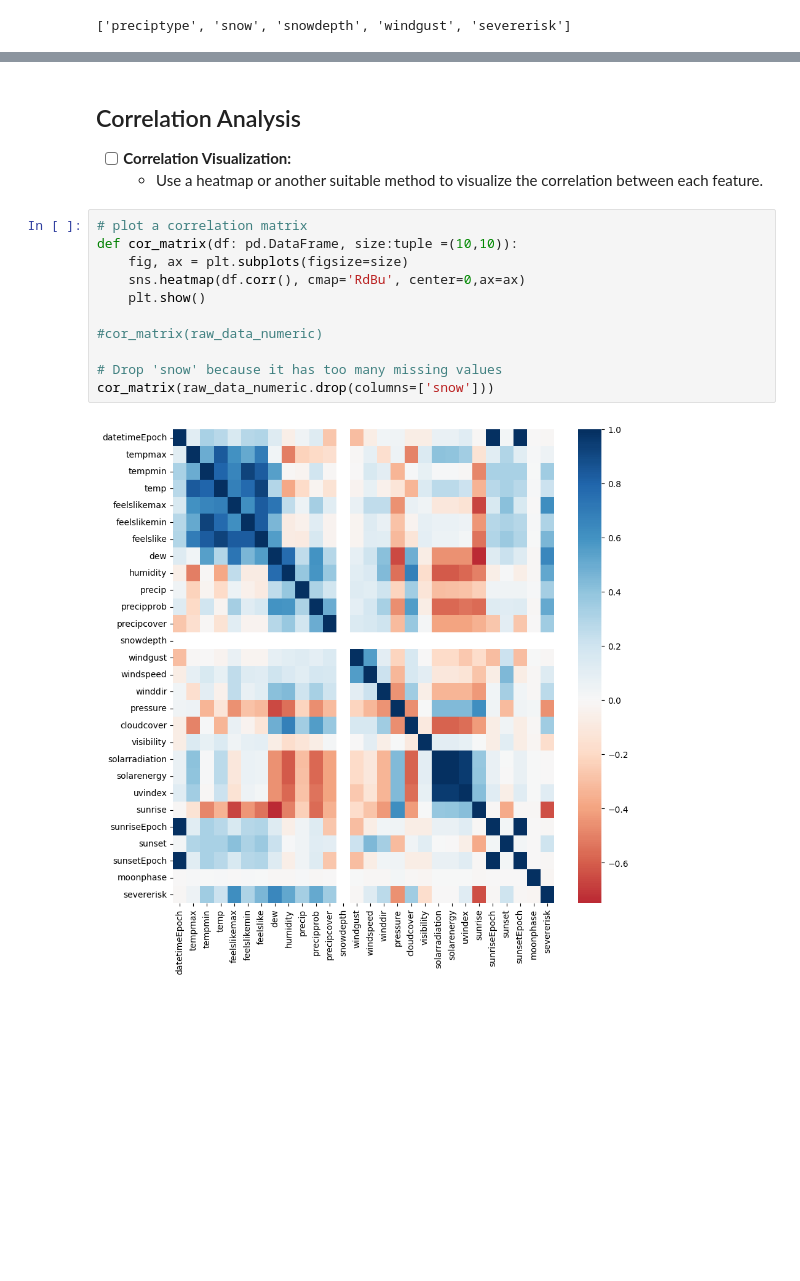
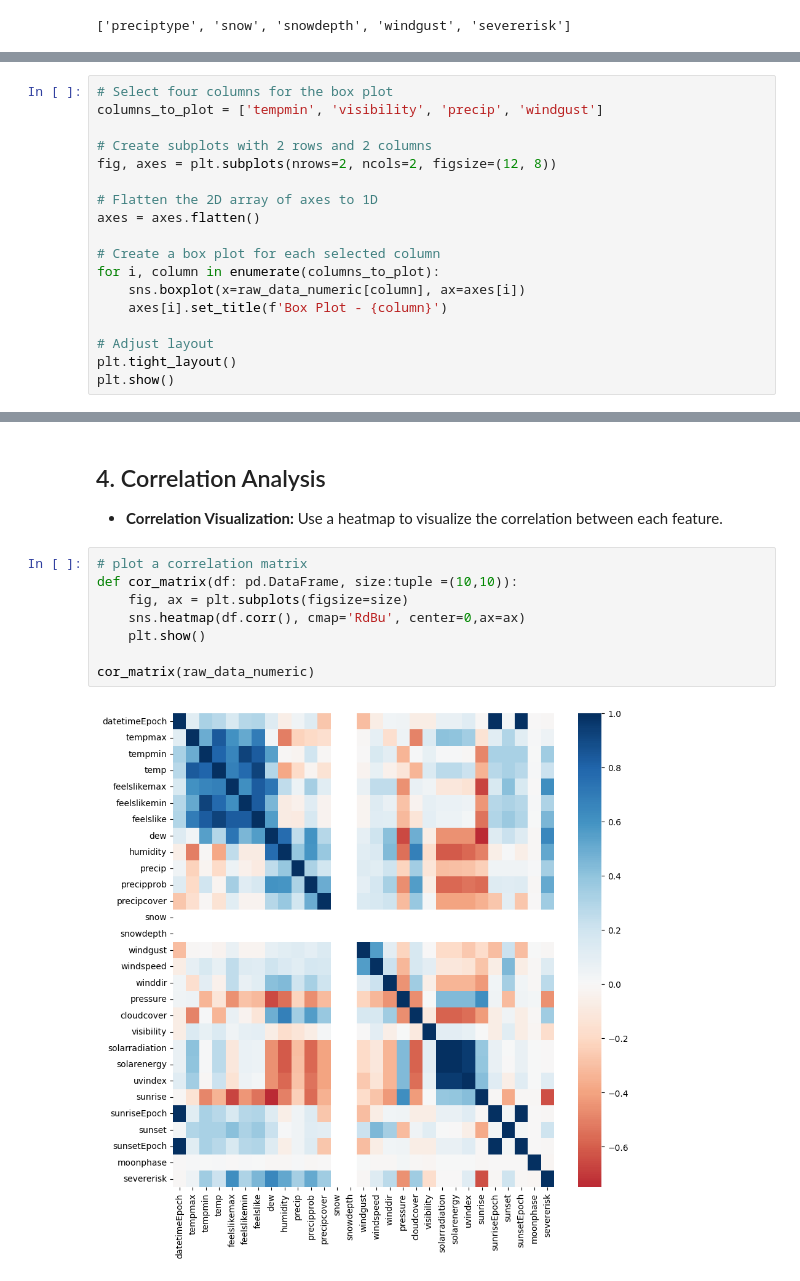
Before and after one commit to khanhnhan1512/Final-Project-Intro-Ds, a Jupyter notebook: src/02a-Data_Exploration.ipynb, the cells around one changed output, grey strips where cells are left out. Drawn from its saved outputs; the diff is of its cells as text; blank space fills up the shorter version.

```diff
--- a/src/02a-Data_Exploration.ipynb
+++ b/src/02a-Data_Exploration.ipynb
@@ -363,0 +577,18 @@ for column in raw_data_categorical.columns:
+# %%
+# Select four columns for the box plot
+columns_to_plot = ['tempmin', 'visibility', 'precip', 'windgust']
+
+# Create subplots with 2 rows and 2 columns
+fig, axes = plt.subplots(nrows=2, ncols=2, figsize=(12, 8))
+
+# Flatten the 2D array of axes to 1D
+axes = axes.flatten()
+
+# Create a box plot for each selected column
+for i, column in enumerate(columns_to_plot):
+    sns.boxplot(x=raw_data_numeric[column], ax=axes[i])
+    axes[i].set_title(f'Box Plot - {column}')
+
+# Adjust layout
+plt.tight_layout()
+plt.show()
@@ -364,18 +628,14 @@ for column in raw_data_categorical.columns:
 # %% [markdown]
 
-## Correlation Analysis
-- [ ] **Correlation Visualization:**
-  - Use a heatmap or another suitable method to visualize the correlation between each feature.
+## 4. Correlation Analysis
+- **Correlation Visualization:** Use a heatmap to visualize the correlation between each feature.
 # %%
 # plot a correlation matrix
 def cor_matrix(df: pd.DataFrame, size:tuple =(10,10)):
     fig, ax = plt.subplots(figsize=size)
     sns.heatmap(df.corr(), cmap='RdBu', center=0,ax=ax)
     plt.show()
 
-#cor_matrix(raw_data_numeric)
-
-# Drop 'snow' because it has too many missing values
-cor_matrix(raw_data_numeric.drop(columns=['snow']))
+cor_matrix(raw_data_numeric)
 # %% [output]
-[figure, old version]
+[figure, new version]
```
Also changed, not shown: parts of 48 cells of this notebook.
